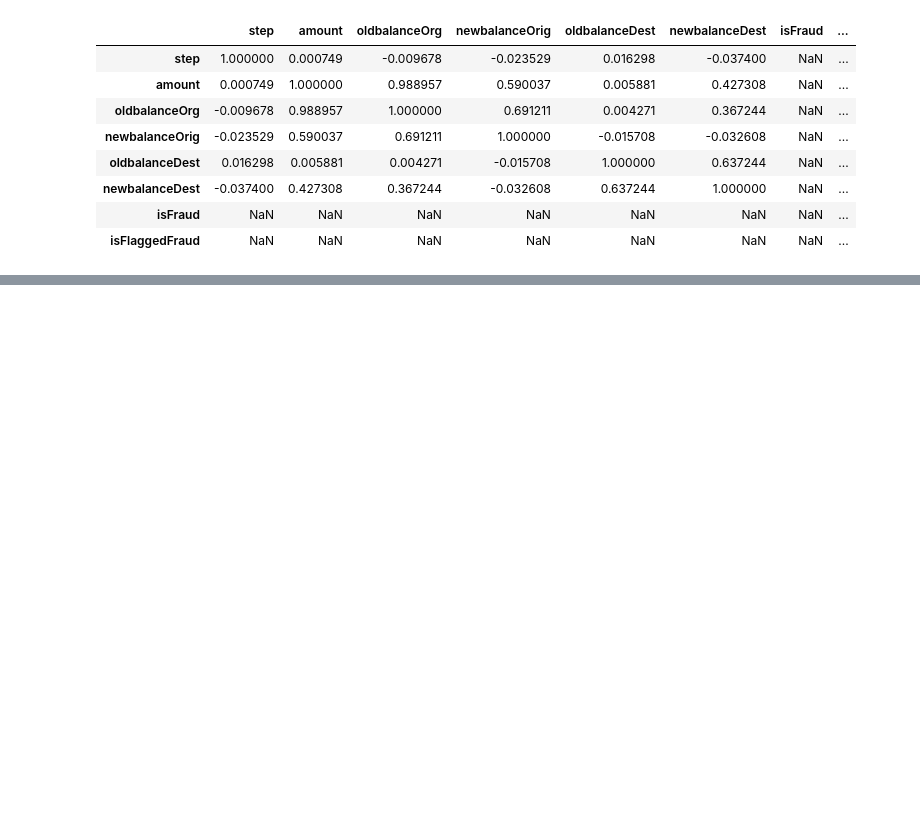
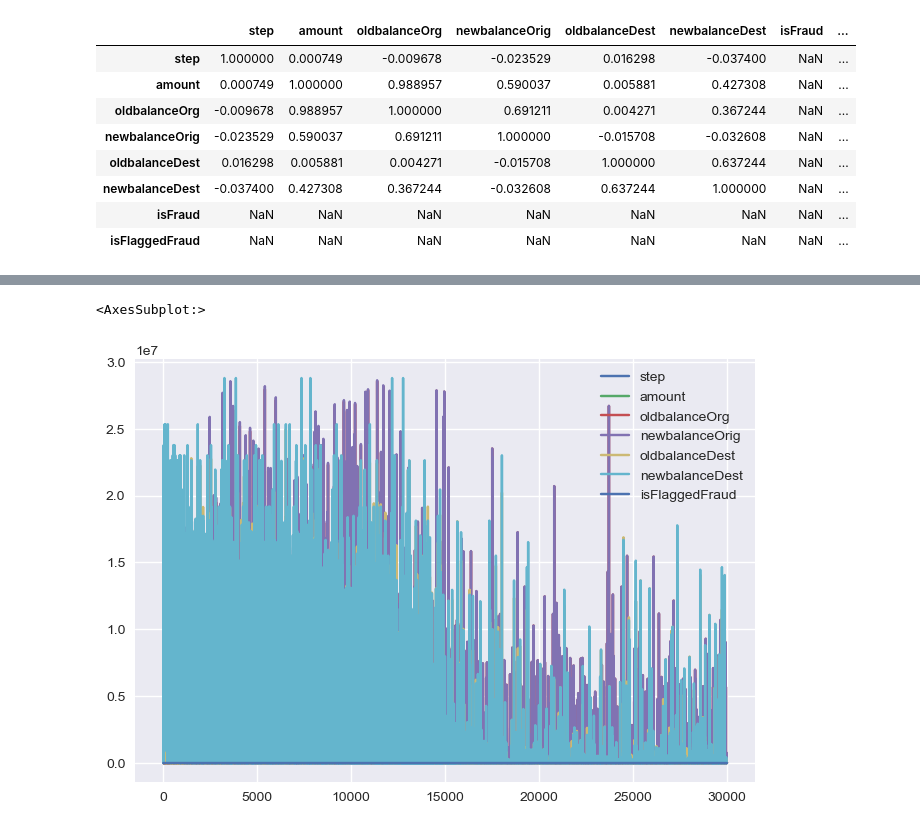
Before and after one commit to WanLihnag/final_project, a Jupyter notebook: test2.ipynb, the cells around one changed output, grey strips where cells are left out. Cells and saved outputs as stored; diff of their text form; code cells hidden in the pictures; blank space fills up the shorter version.

```diff
--- a/test2.ipynb
+++ b/test2.ipynb
@@ -135,0 +210,5 @@ correlation
+# %%
+df.plot()
+# %% [output]
+<AxesSubplot:>
+[figure, added]
```
Also changed, not shown: parts of 5 cells of this notebook, 2 other files.
